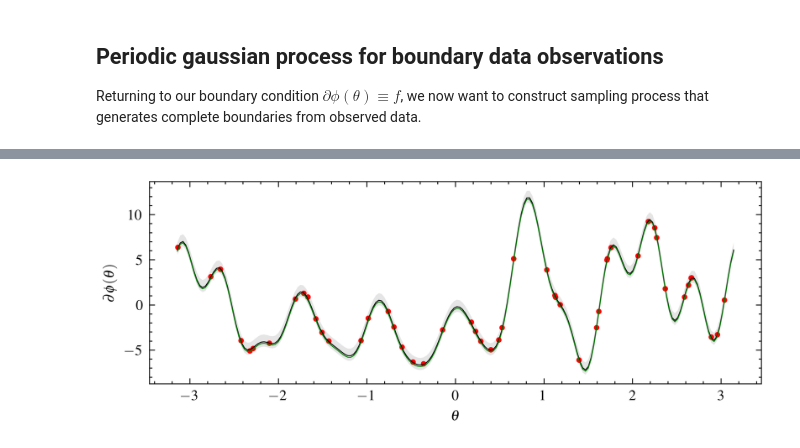
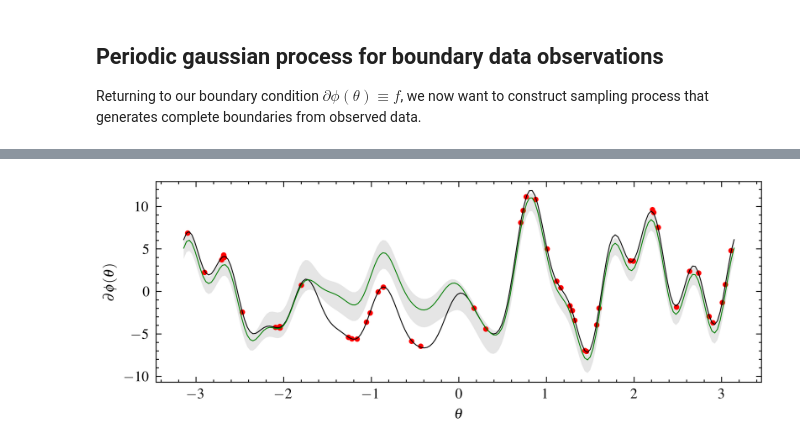
Before and after one commit to cmt-dtu-energy/hypermagnetics, a Jupyter notebook: nbs/boundaries/circular.ipynb, the cells around one changed output, grey strips where cells are left out. Cells and saved outputs as stored; diff of their text form; code cells hidden in the pictures.

```diff
--- a/nbs/boundaries/circular.ipynb
+++ b/nbs/boundaries/circular.ipynb
@@ -236,37 +236,40 @@ with plt.style.context(["science", "ieee"]):
 # %%
 from dgp import kernels, regression
 
-kernel = kernels.eq(lengthscale=0.25, variance=0.5)
+kernel = kernels.ess(lengthscale=0.2, variance=1.0)
 X = jnp.array([*pts_obs]).T
 Xs = jnp.array([*cart(1.0, theta)]).T
 
 gp = regression.fit(X, dB_obs.T, kernel)
 mean_prediction, cov = regression.predict(Xs, gp)
 std_prediction = jnp.sqrt(jnp.diag(cov))
 offset = mean_prediction.mean()
 mean_prediction -= offset
 mean_prediction = mean_prediction.squeeze()
 
-sample = jr.multivariate_normal(
-    jr.PRNGKey(int(time.time())), mean_prediction, cov, method="svd"
-)
+
+def sample_y(seed: int):
+    return jr.multivariate_normal(jr.PRNGKey(seed), mean_prediction, cov, method="svd")
+
+
+sample = sample_y(seed=int(time.time()))
 
 with plt.style.context(["science", "ieee"]):
     fig = plt.figure(figsize=(6, 2))
     plt.plot(theta_obs, dphi_obs, "ro", markersize=2)
     plt.plot(theta, dphi, color="black", linewidth=0.5)
     # plt.plot(theta, mean_prediction, "g--", linewidth=0.5)
     plt.plot(theta, sample, "g-", linewidth=0.5)
     plt.fill_between(
         theta.ravel(),
         mean_prediction - 3 * std_prediction,
         mean_prediction + 3 * std_prediction,
         alpha=0.1,
         label=r"95% confidence interval",
     )
 
     plt.xlabel("$\\theta$")
     plt.ylabel("$\partial\phi(\\theta)$")
     plt.show()
 # %% [output]
-[figure, old version]
+[figure, new version]
```
Also changed, not shown: parts of 4 cells of this notebook.
